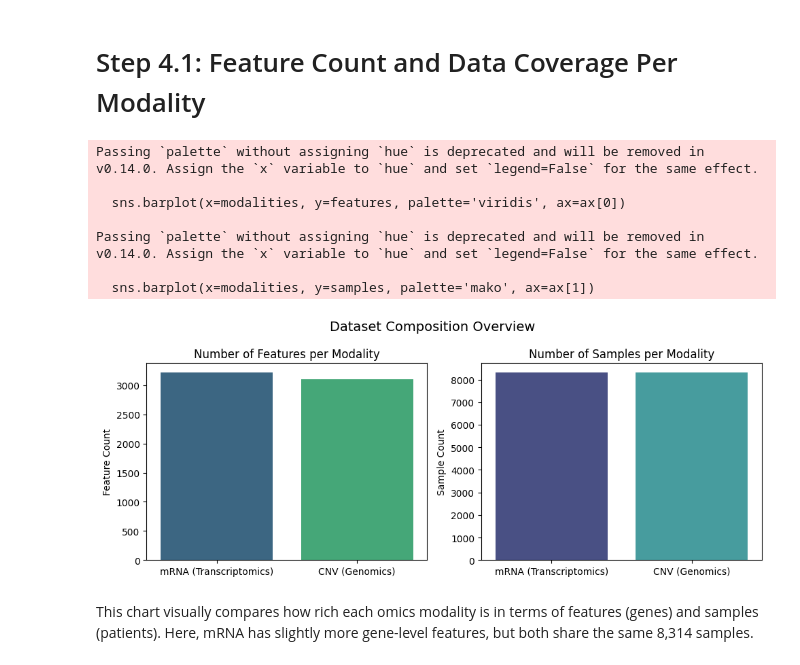
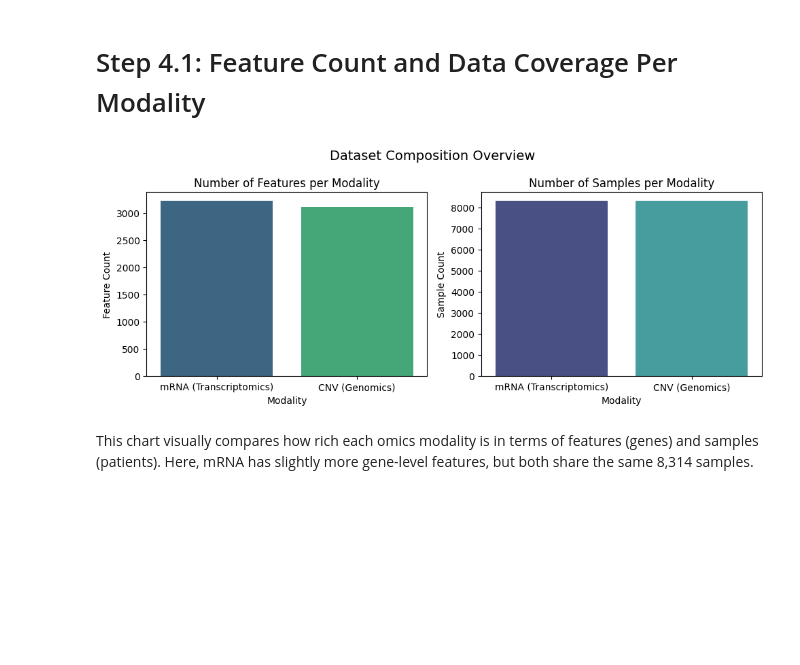
Before and after one commit to mbabar1100/CSCI5952GenerativeImputationOfMissingOmics, a Jupyter notebook: CSI5952_GenerativeImputationOfMissingOmics.ipynb, the cells around one changed output. Drawn from its saved outputs; the diff is of its cells as text; code cells hidden in the pictures; blank space fills up the shorter version.

```diff
--- a/CSI5952_GenerativeImputationOfMissingOmics.ipynb
+++ b/CSI5952_GenerativeImputationOfMissingOmics.ipynb
@@ -190,33 +190,39 @@ CNV missing values: 0
 # %%
 # --- Visual summary of dataset dimensions ---
 modalities = ['mRNA (Transcriptomics)', 'CNV (Genomics)']
 features = [mRNA.shape[0], CNV.shape[0]]
 samples = [mRNA.shape[1], CNV.shape[1]]
 
+# Create a DataFrame for seaborn compatibility
+import pandas as pd
+import seaborn as sns
+import matplotlib.pyplot as plt
+
+df_summary = pd.DataFrame({
+    'Modality': modalities,
+    'Features': features,
+    'Samples': samples
+})
+
 fig, ax = plt.subplots(1, 2, figsize=(10, 4))
 
-# Features per modality
-sns.barplot(x=modalities, y=features, palette='viridis', ax=ax[0])
+# --- Features per modality ---
+sns.barplot(data=df_summary, x='Modality', y='Features', hue='Modality',
+            palette='viridis', legend=False, ax=ax[0])
 ax[0].set_title("Number of Features per Modality")
 ax[0].set_ylabel("Feature Count")
 
-# Samples per modality
-sns.barplot(x=modalities, y=samples, palette='mako', ax=ax[1])
+# --- Samples per modality ---
+sns.barplot(data=df_summary, x='Modality', y='Samples', hue='Modality',
+            palette='mako', legend=False, ax=ax[1])
 ax[1].set_title("Number of Samples per Modality")
 ax[1].set_ylabel("Sample Count")
 
 plt.suptitle("Dataset Composition Overview", fontsize=14)
 plt.tight_layout()
 plt.show()
 # %% [output]
-Passing `palette` without assigning `hue` is deprecated and will be removed in v0.14.0. Assign the `x` variable to `hue` and set `legend=False` for the same effect.
-
-  sns.barplot(x=modalities, y=features, palette='viridis', ax=ax[0])
-
-Passing `palette` without assigning `hue` is deprecated and will be removed in v0.14.0. Assign the `x` variable to `hue` and set `legend=False` for the same effect.
-
-  sns.barplot(x=modalities, y=samples, palette='mako', ax=ax[1])
-[figure, old version]
+[figure, new version]
 # %% [markdown]
 This chart visually compares how rich each omics modality is in terms of features (genes) and samples (patients).
 Here, mRNA has slightly more gene-level features, but both share the same 8,314 samples.
```
Also changed, not shown: parts of 1 cell of this notebook.
